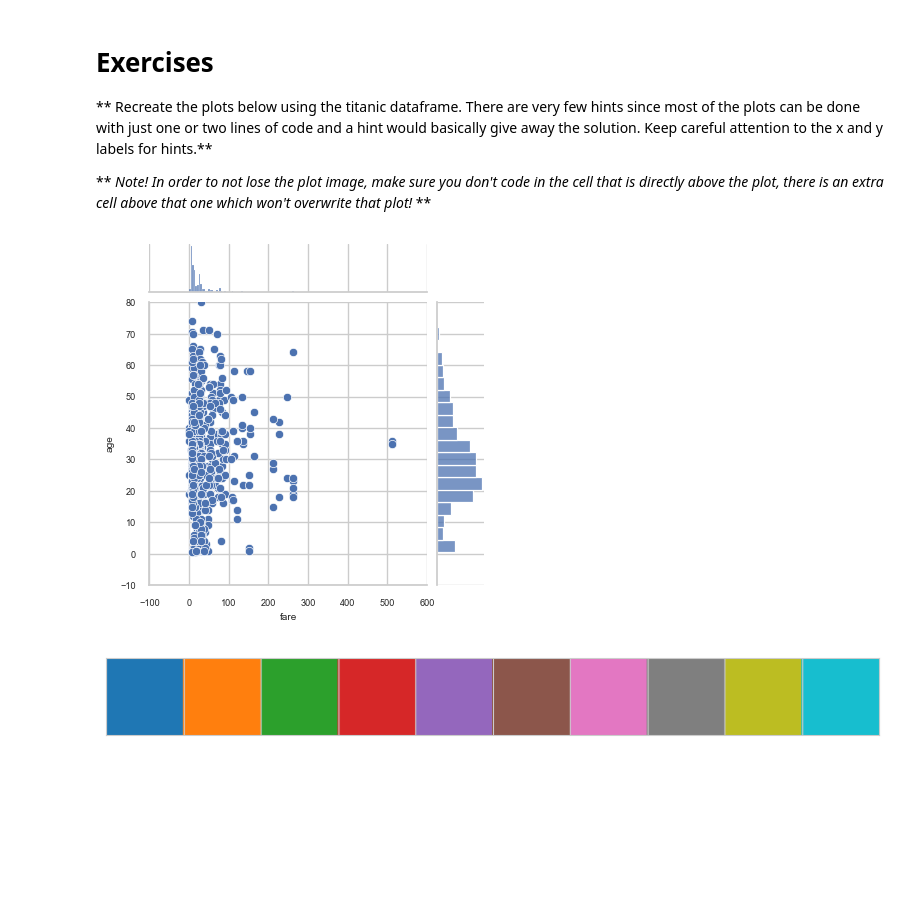
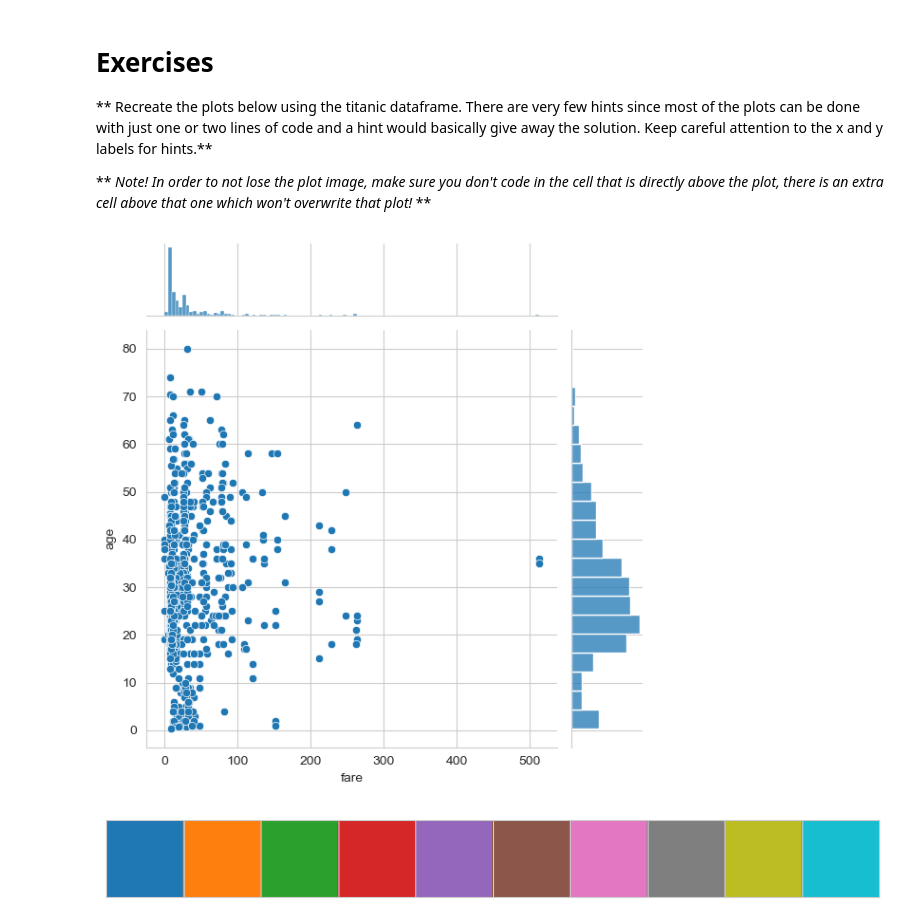
Before and after one commit to TimGarnault/project_2, a Jupyter notebook: Seaborn problems.ipynb, the cells around one changed output. Saved outputs shown, nothing was run; the diff lists cells and outputs as text; code cells hidden in the pictures; blank space fills up the shorter version.

```diff
--- a/Seaborn problems.ipynb
+++ b/Seaborn problems.ipynb
@@ -36,22 +38,32 @@ titanic.head()
 # %%
 # CODE HERE
 # REPLICATE EXERCISE PLOT IMAGE BELOW
 # BE CAREFUL NOT TO OVERWRITE CELL BELOW
 # THAT WOULD REMOVE THE EXERCISE PLOT IMAGE!
 # jointplot needed
 # joint_kws={'marker:{s=4}
 # joint_kws={'marker':'o', 'markersize'=4}
 # marginal_kws={'color':"light"})
 # fare_age_jointplot=
-sns.set_theme(style='whitegrid', palette="deep",font_scale=0.6)
-sns.jointplot(data=titanic, x='fare', y= 'age', height=4, ratio=5, space=0.2, xlim=[-100,600], ylim=[-10,80], \
-              marginal_kws={'binwidth':4})
+
+#almost there:
+# sns.set_theme(style='whitegrid', palette="deep",font_scale=0.6)
+# sns.jointplot(data=titanic, x='fare', y= 'age', height=4, ratio=5, space=0.2, xlim=[-100,600], ylim=[-10,80], \
+#               marginal_kws={'binwidth':10})
 
 # more flexibility: explore jointgrid
 # https://seaborn.pydata.org/generated/seaborn.JointGrid.html#seaborn.JointGrid
+
+#new try: works but need to adjust the size, color..
+titanic_fare_age = sns.JointGrid(data=titanic, x='fare', y= 'age')
+titanic_fare_age.plot_joint(sns.scatterplot)
+titanic_fare_age.plot_marginals(sns.histplot)
+
+
+
 plt.show()
 # %% [output]
-[figure, old version]
+[figure, new version]
 # %%
 # quickly see what a palette looks like
 
```
Also changed, not shown: parts of 8 cells of this notebook, 1 other file.
